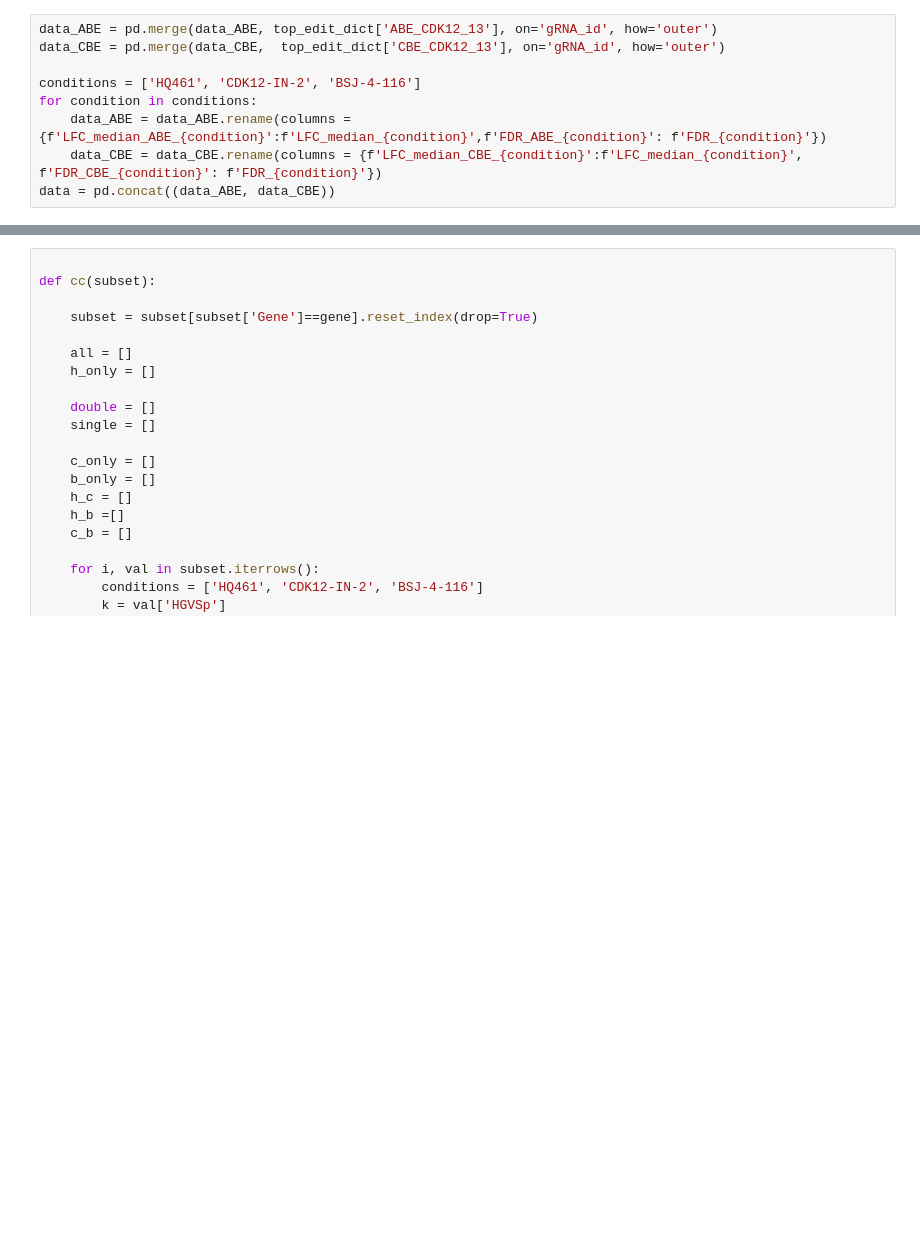
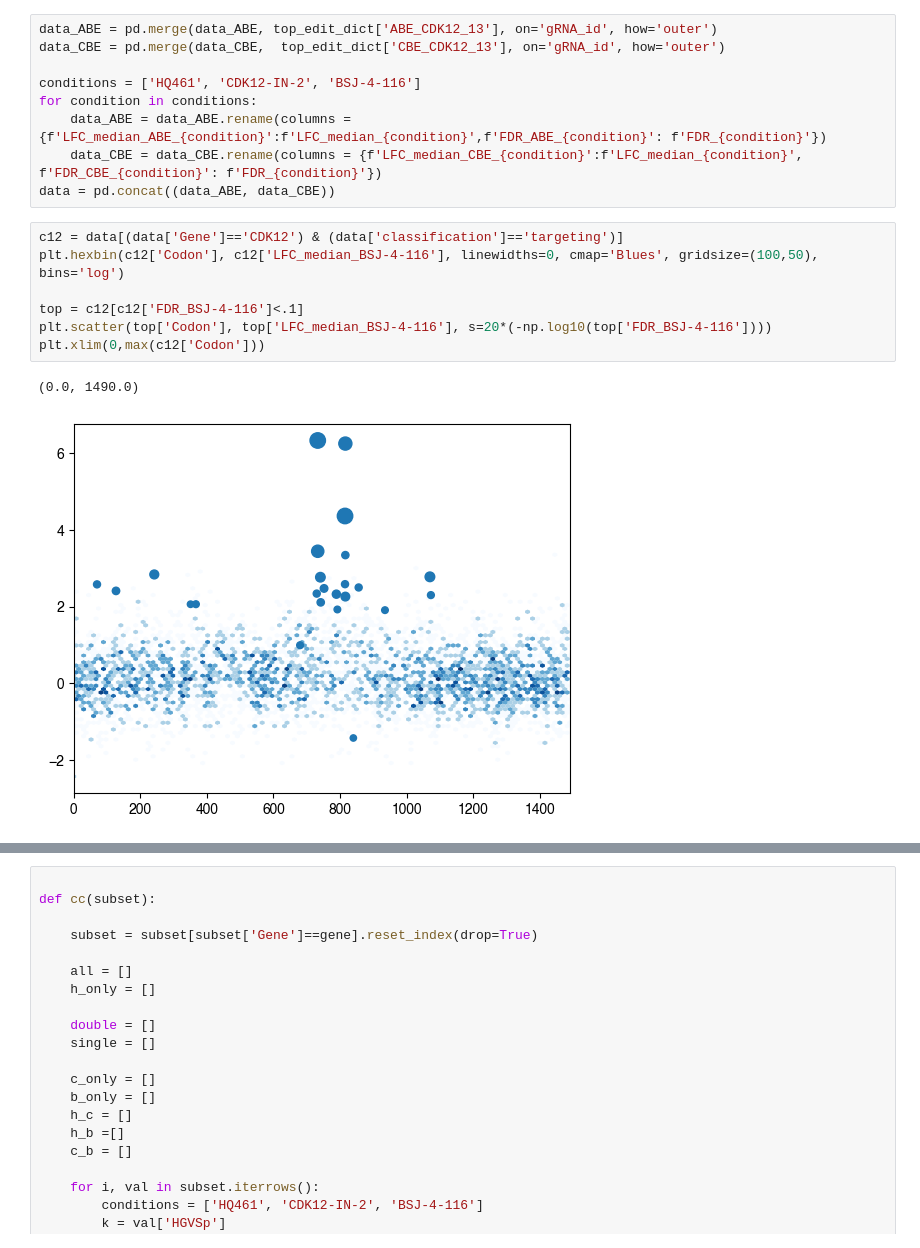
Before and after one commit to samgould2/CDK-BE-mutagenesis, a Jupyter notebook: notebooks/09_analysis_and_viz/logo_plots.ipynb, the cells around one changed output, grey strips where cells are left out. Cells and saved outputs as stored; diff of their text form; blank space fills up the shorter version.

```diff
--- a/notebooks/09_analysis_and_viz/logo_plots.ipynb
+++ b/notebooks/09_analysis_and_viz/logo_plots.ipynb
@@ -758,3 +758,13 @@ for condition in conditions:
     data_ABE = data_ABE.rename(columns = {f'LFC_median_ABE_{condition}':f'LFC_median_{condition}',f'FDR_ABE_{condition}': f'FDR_{condition}'})
     data_CBE = data_CBE.rename(columns = {f'LFC_median_CBE_{condition}':f'LFC_median_{condition}', f'FDR_CBE_{condition}': f'FDR_{condition}'})
 data = pd.concat((data_ABE, data_CBE))
+# %%
+c12 = data[(data['Gene']=='CDK12') & (data['classification']=='targeting')]
+plt.hexbin(c12['Codon'], c12['LFC_median_BSJ-4-116'], linewidths=0, cmap='Blues', gridsize=(100,50), bins='log')
+
+top = c12[c12['FDR_BSJ-4-116']<.1]
+plt.scatter(top['Codon'], top['LFC_median_BSJ-4-116'], s=20*(-np.log10(top['FDR_BSJ-4-116'])))
+plt.xlim(0,max(c12['Codon']))
+# %% [output]
+(0.0, 1490.0)
+[figure, added]
```
Also changed, not shown: parts of 9 cells of this notebook, 12 other files.
